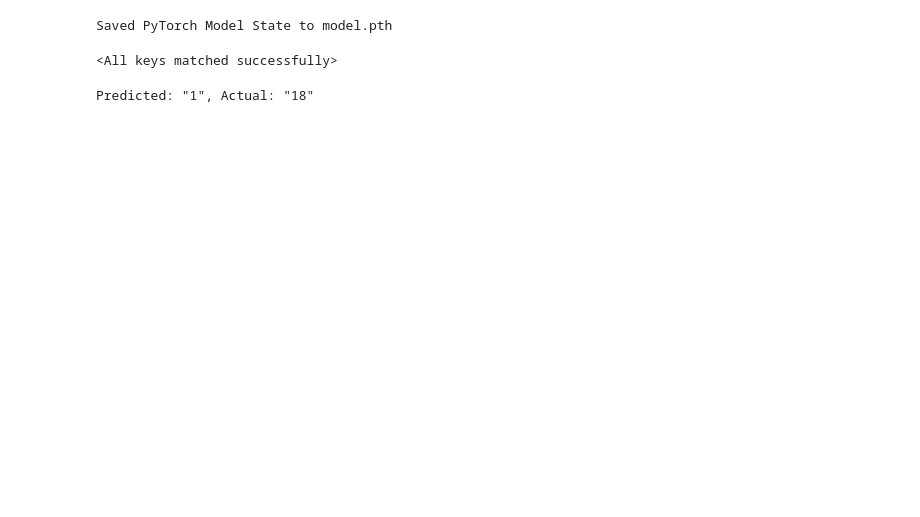
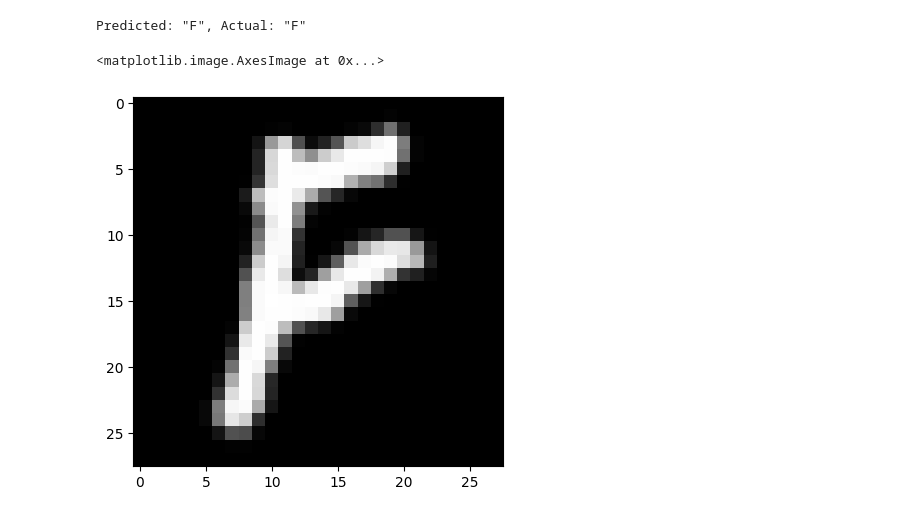
Before and after one commit to ryantran2165/cmpe295-lms, a Jupyter notebook: cmpe295a-ml/train_classifier.ipynb, the cells around one changed output. Drawn from its saved outputs; the diff is of its cells as text; code cells hidden in the pictures; blank space fills up the shorter version.

Commit message:
Continue classification model

```diff
--- a/cmpe295a-ml/train_classifier.ipynb
+++ b/cmpe295a-ml/train_classifier.ipynb
@@ -170,24 +355,22 @@ Test Error:
 
 Done!
 # %%
-torch.save(model.state_dict(), "model.pth")
-print("Saved PyTorch Model State to model.pth")
+torch.save(model.state_dict(), f"model_{name}.pth")
-# %% [output]
-Saved PyTorch Model State to model.pth
 # %%
 model = CNN()
-model.load_state_dict(torch.load("model.pth"))
+model.load_state_dict(torch.load(f"model_{name}.pth"))
+model = model.to(device)
-# %% [output]
-<All keys matched successfully>
 # %%
-classes = [i for i in range(len(training_data.targets))]
-
 model.eval()
-x, y = test_data[0]
+idx = np.random.randint(0, len(test_data))
+x, y = test_data[idx]
 with torch.no_grad():
     x = x.unsqueeze(0)
-    pred = model(x)
-    predicted, actual = classes[pred[0].argmax(0)], classes[y]
+    pred = model(x.to(device))
+    predicted, actual = class_names[pred[0].argmax(0)], class_names[y]
     print(f'Predicted: "{predicted}", Actual: "{actual}"')
+plt.imshow(x.reshape(28, 28), cmap="gray")
 # %% [output]
-Predicted: "1", Actual: "18"
+Predicted: "F", Actual: "F"
+<matplotlib.image.AxesImage at 0x...>
+[figure, added]
```
Also changed, not shown: parts of 12 cells of this notebook, 34 other files.
